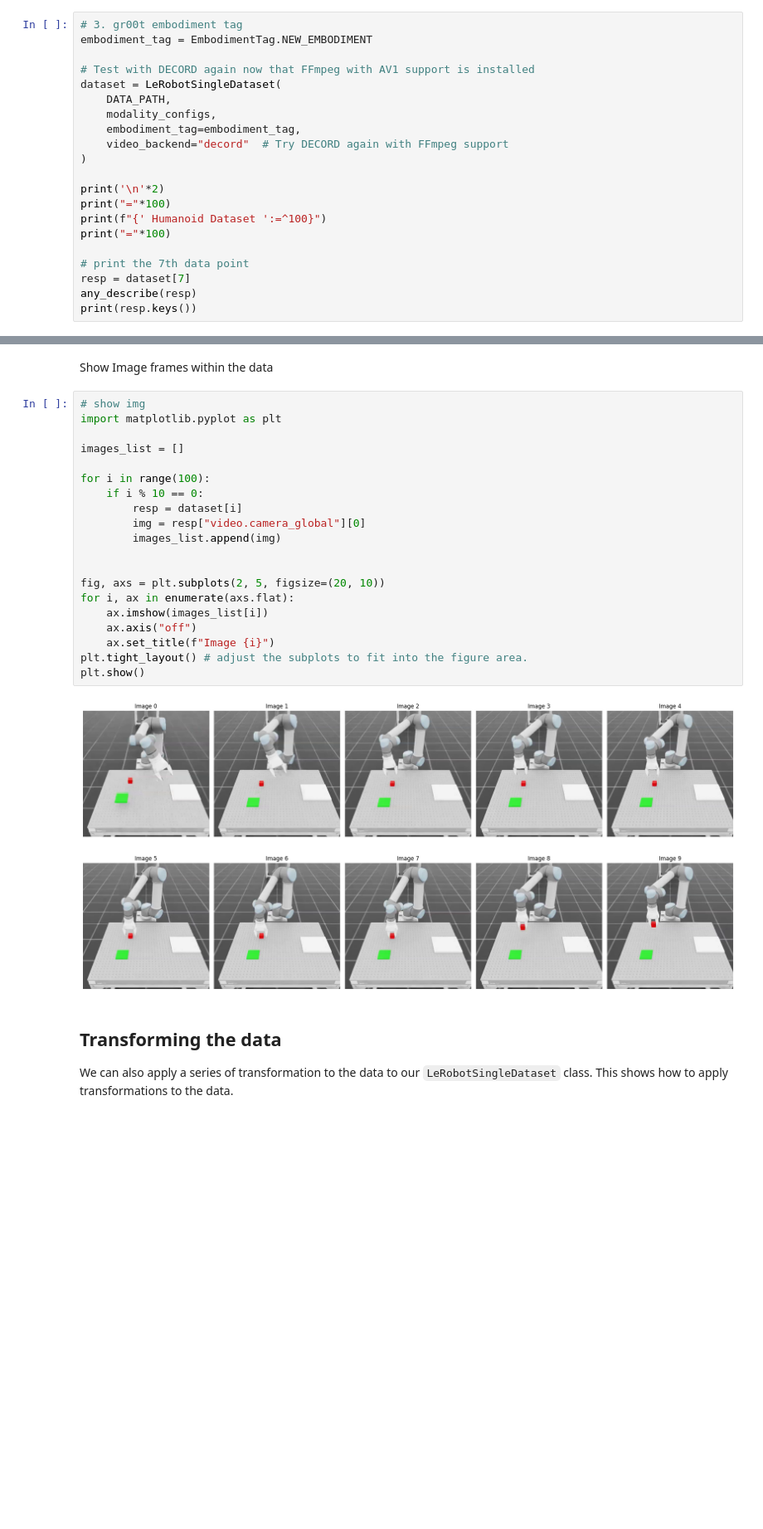
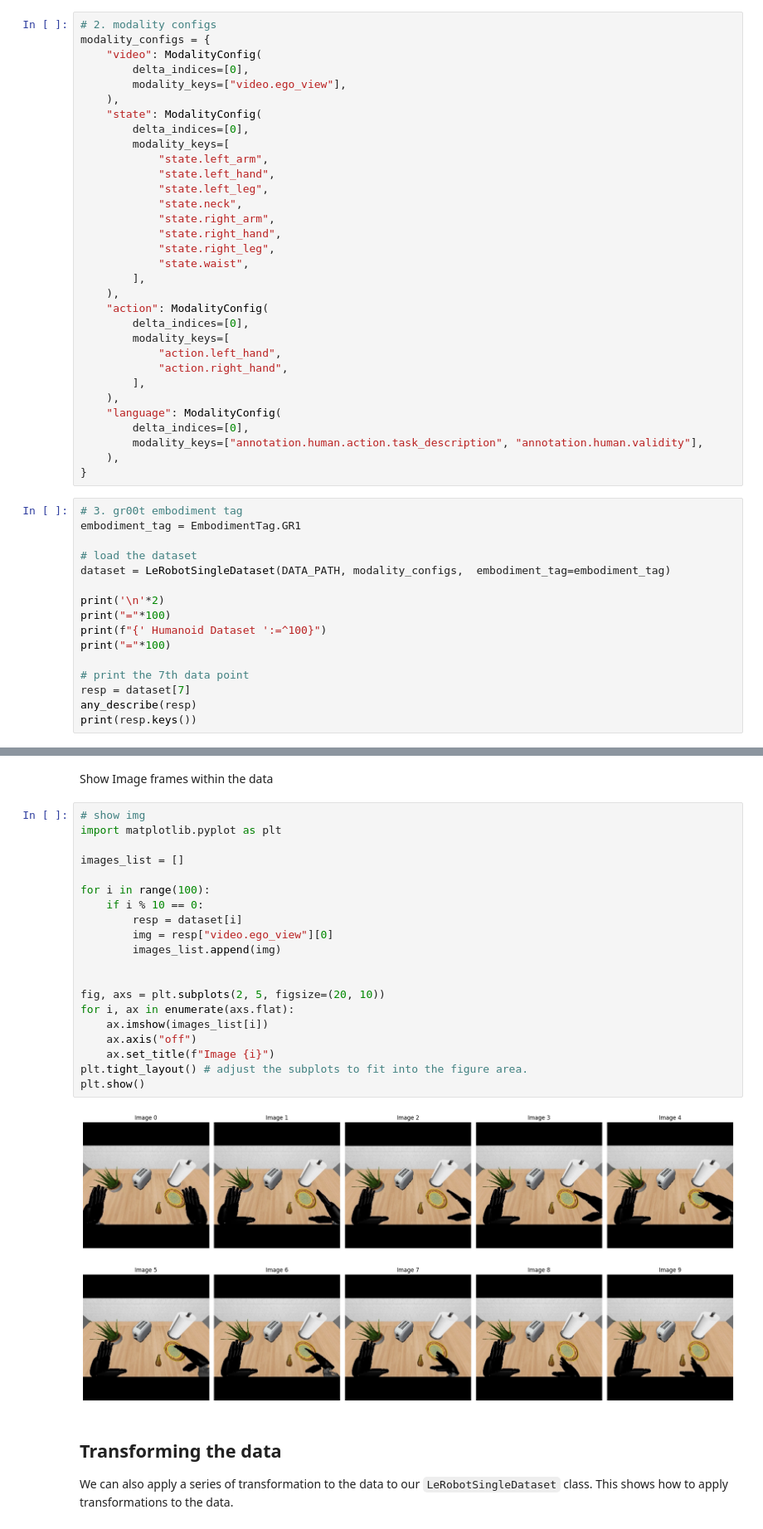
Before and after one commit to saibotng/Isaac-GR00T, a Jupyter notebook: getting_started/0_load_dataset.ipynb, the cells around one changed output, grey strips where cells are left out. Shown at 83% size. Drawn from its saved outputs; the diff is of its cells as text; blank space fills up the shorter version.

Commit message:
resored original jupyter notebooks, added custom notebook for loading UR5 datasets, added UR5 dataset config

```diff
--- a/getting_started/0_load_dataset.ipynb
+++ b/getting_started/0_load_dataset.ipynb
@@ -149,14 +39,41 @@ modality_configs = config.modality_config()
+# %%
+# 2. modality configs
+modality_configs = {
+    "video": ModalityConfig(
+        delta_indices=[0],
+        modality_keys=["video.ego_view"],
+    ),
+    "state": ModalityConfig(
+        delta_indices=[0],
+        modality_keys=[
+            "state.left_arm",
+            "state.left_hand",
+            "state.left_leg",
+            "state.neck",
+            "state.right_arm",
+            "state.right_hand",
+            "state.right_leg",
+            "state.waist",
+        ],
+    ),
+    "action": ModalityConfig(
+        delta_indices=[0],
+        modality_keys=[
+            "action.left_hand",
+            "action.right_hand",
+        ],
+    ),
+    "language": ModalityConfig(
+        delta_indices=[0],
+        modality_keys=["annotation.human.action.task_description", "annotation.human.validity"],
+    ),
+}
 # %%
 # 3. gr00t embodiment tag
-embodiment_tag = EmbodimentTag.NEW_EMBODIMENT
+embodiment_tag = EmbodimentTag.GR1
 
-# Test with DECORD again now that FFmpeg with AV1 support is installed
-dataset = LeRobotSingleDataset(
-    DATA_PATH,
-    modality_configs,
-    embodiment_tag=embodiment_tag,
-    video_backend="decord"  # Try DECORD again with FFmpeg support
-)
+# load the dataset
+dataset = LeRobotSingleDataset(DATA_PATH, modality_configs,  embodiment_tag=embodiment_tag)
 
 print('\n'*2)
 print("="*100)
@@ -189,25 +107,25 @@ Show Image frames within the data
 # %%
 # show img
 import matplotlib.pyplot as plt
 
 images_list = []
 
 for i in range(100):
     if i % 10 == 0:
         resp = dataset[i]
-        img = resp["video.camera_global"][0]
+        img = resp["video.ego_view"][0]
         images_list.append(img)
 
 
 fig, axs = plt.subplots(2, 5, figsize=(20, 10))
 for i, ax in enumerate(axs.flat):
     ax.imshow(images_list[i])
     ax.axis("off")
     ax.set_title(f"Image {i}")
 plt.tight_layout() # adjust the subplots to fit into the figure area.
 plt.show()
 # %% [output]
-[figure, old version]
+[figure, new version]
 # %% [markdown]
 ## Transforming the data
 
```
Also changed, not shown: parts of 5 cells of this notebook, 5 other files.
